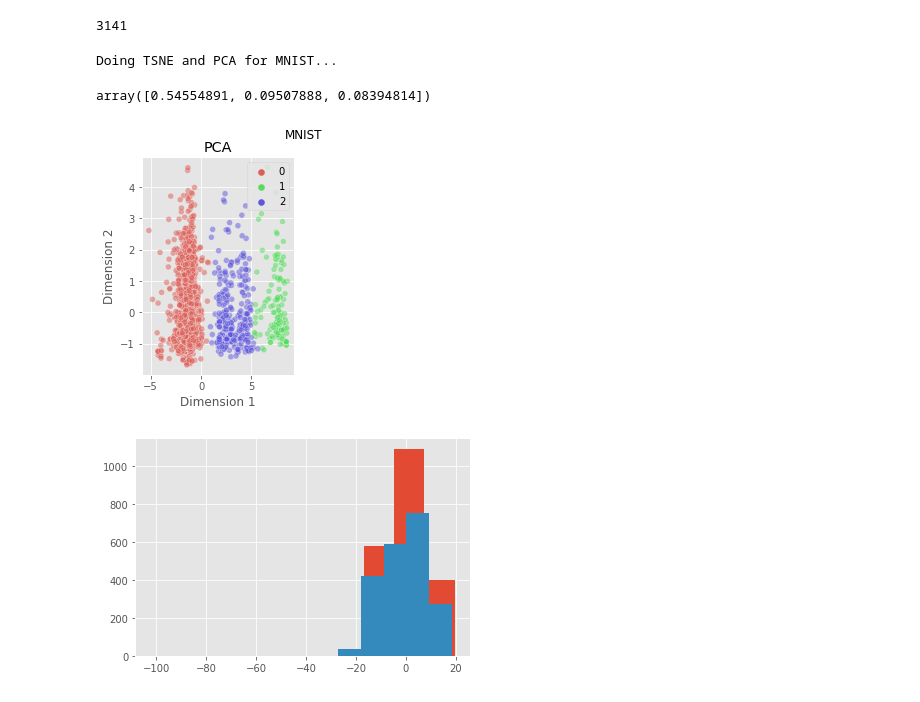
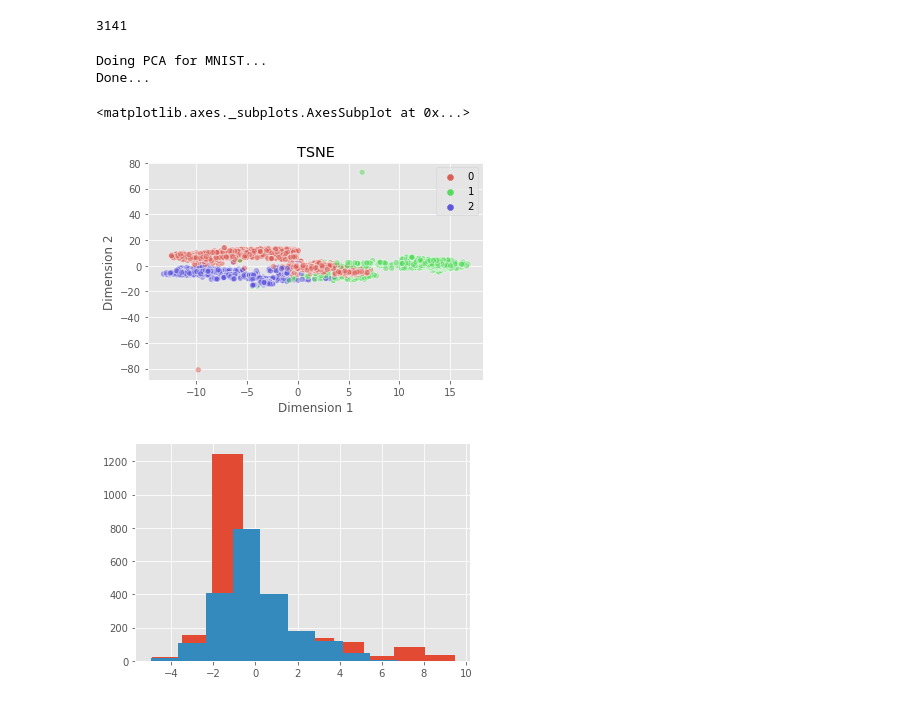
Before and after one commit to brfi3983/MCM2021, a Jupyter notebook: negative_clustering.ipynb, the cells around one changed output. Cells and saved outputs as stored; diff of their text form; code cells hidden in the pictures.

```diff
--- a/negative_clustering.ipynb
+++ b/negative_clustering.ipynb
@@ -11,19 +11,22 @@ from sklearn.manifold import TSNE
 plt.style.use('ggplot')
 # %%
 
-brandon = 0
-
-if brandon == 1:
-    df = pd.read_csv('2021MCMProblemC_DataSet.csv')
-else:
-    df = pd.read_csv('/Users/allisonliu/Desktop/MCM2021/data/2021_MCM_Problem_C_Data/2021MCMProblemC_DataSet.csv')
-
+df = pd.read_csv('2021MCMProblemC_DataSet.csv')
 classes = ['Positive ID', 'Negative ID', 'Unverified', 'Unprocessed']
 colors = [['orange', 'teal', 'tab:pink', 'tab:brown'], ['red', 'blue', 'tab:purple', 'brown']]
 
 df_negative = df.loc[df['Lab Status'] == 'Negative ID']
-# df_negative['Detection Date'] = df_negative['Detection Date'].todatetime()
+df_negative['Detection Date'] = pd.to_datetime(df_negative['Detection Date'], errors = 'coerce')
+df_negative['Submission Date'] = pd.to_datetime(df_negative['Submission Date'], errors = 'coerce')
+df_negative['D_Day'] = df_negative['Detection Date'].dt.day
+df_negative['D_Month'] = df_negative['Detection Date'].dt.month
+df_negative['D_Year'] = df_negative['Detection Date'].dt.year
+df_negative['S_Day'] = df_negative['Submission Date'].dt.day
+df_negative['S_Month'] = df_negative['Submission Date'].dt.month
+df_negative['S_Year'] = df_negative['Submission Date'].dt.year
+print(df_negative.head())
 df_negative = df_negative.drop(['GlobalID', 'Lab Status', 'Lab Comments', 'Detection Date', 'Submission Date'], axis=1)
+# df_negative = df_negative.drop(['GlobalID', 'Lab Status', 'Lab Comments', 'Detection Date', 'Submission Date'], axis=1)
 # %% [output]
                                   GlobalID Detection Date  \
 6   {C4F44511-EA53-4FCF-9422-E1C57703720D}     2020-02-29
@@ -63,10 +66,7 @@ df_words = np.array(pd.DataFrame(X.toarray()))
 # %%
 df_negative = np.array(df_negative)
 Xx = np.concatenate([df_words, df_negative], axis=1)
-words = vectorizer.get_feature_names()
-words.extend(('Latitude', 'Longitude'))
-df = pd.DataFrame(Xx, columns=words) #Name of columns = words
-
+df = pd.DataFrame(Xx)
 # df.drop(['3141'], axis=1)
 # df
 # %%
@@ -82,11 +82,13 @@ df.head()
 # %%
 scaler = RobustScaler()
+norm = Normalizer()
 X = scaler.fit_transform(df)
+X = np.where(np.isfinite(X), X, 0)
+X = norm.fit_transform(X)
 # print(X.shape)
 # X = X[~np.isnan(X).any(axis=1)]
 # X = X[np.isfinite(X).any(axis=1)]
 # print(np.isinf(X)
-X = np.where(np.isfinite(X), X, 0)
 # %%
 num_clusters = 3
 kmeans = KMeans(n_clusters=num_clusters, init='k-means++', max_iter=200, n_init=100)
@@ -247,30 +241,28 @@ df_predictions.head()
 3141
 # %%
 # Calculating TSNE and PCA
-print('Doing TSNE and PCA for MNIST...')
-model_pca = PCA(n_components=num_clusters, random_state=42)
-pca_m = model_pca.fit(X)
-pca = pca_m.transform(X)
+print('Doing PCA for MNIST...')
+model_pca = TSNE(n_components=num_clusters, random_state=42)
+pca = model_pca.fit_transform(X)
+# pca = pca_m.transform(X)
+print('Done...')
 # %% [output]
-Doing TSNE and PCA for MNIST...
+Doing PCA for MNIST...
+Done...
-# %%
-model_pca.explained_variance_ratio_
-# %% [output]
-array([0.54554891, 0.09507888, 0.08394814])
 # %%
 # Creating a plot of subplots for PCA
 # plt.suptitle('MNIST')
 # plt.subplot(1, 2, 1)
-plt.title('PCA')
+plt.title('TSNE')
 plt.xlabel('Dimension 1')
 plt.ylabel('Dimension 2')
-sns.scatterplot(x=pca[:,0],y=pca[:,1], hue=K_cluster, palette=sns.color_palette("hls", 3), legend='full', alpha=0.5)
-plt.show()
+sns.scatterplot(x=pca[:,0],y=pca[:,1], hue=K_cluster, palette=sns.color_palette("hls", num_clusters), legend='full', alpha=0.5)
 # %% [output]
+<matplotlib.axes._subplots.AxesSubplot at 0x...>
-[figure, old version]
+[figure, new version]
 # %%
 plt.hist(pca[:,0])
 plt.hist(pca[:,1])
 plt.show()
 # %% [output]
-[figure, old version]
+[figure, new version]
```
Also changed, not shown: parts of 5 cells of this notebook, 7 other files.
